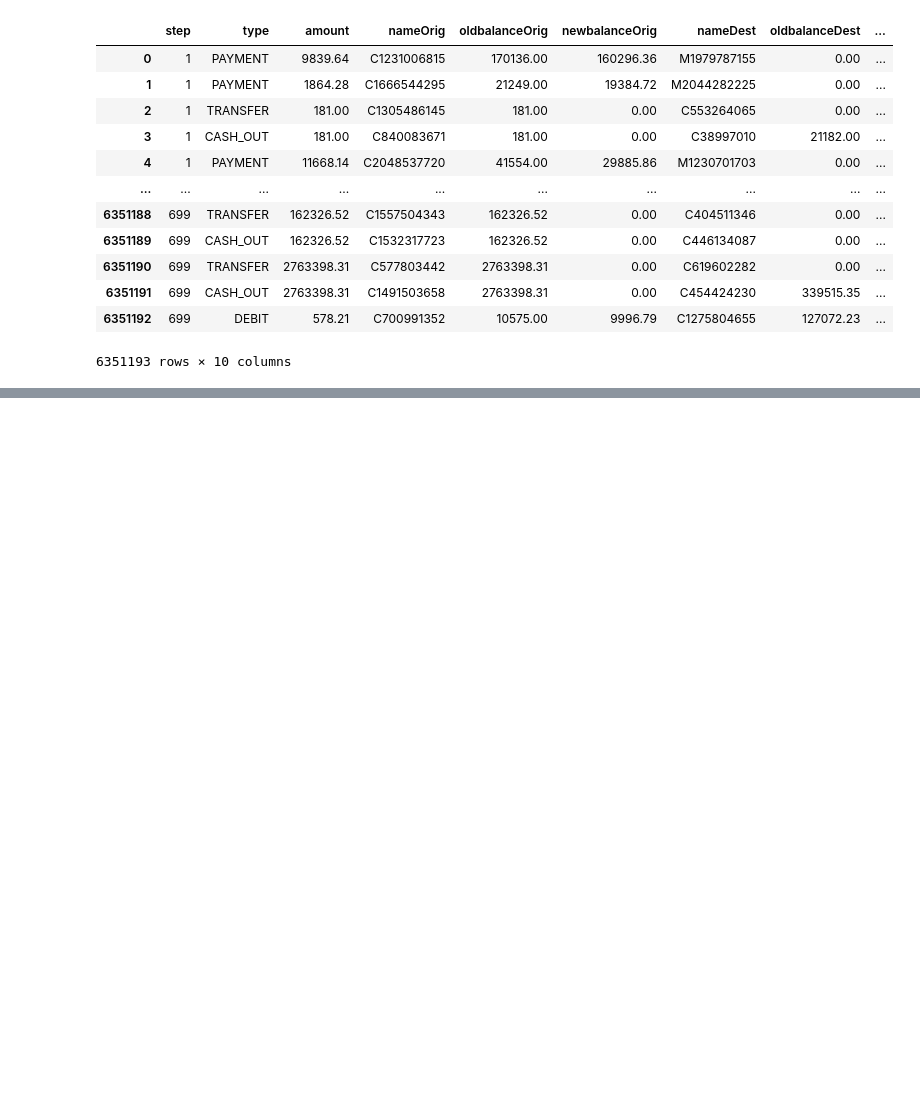
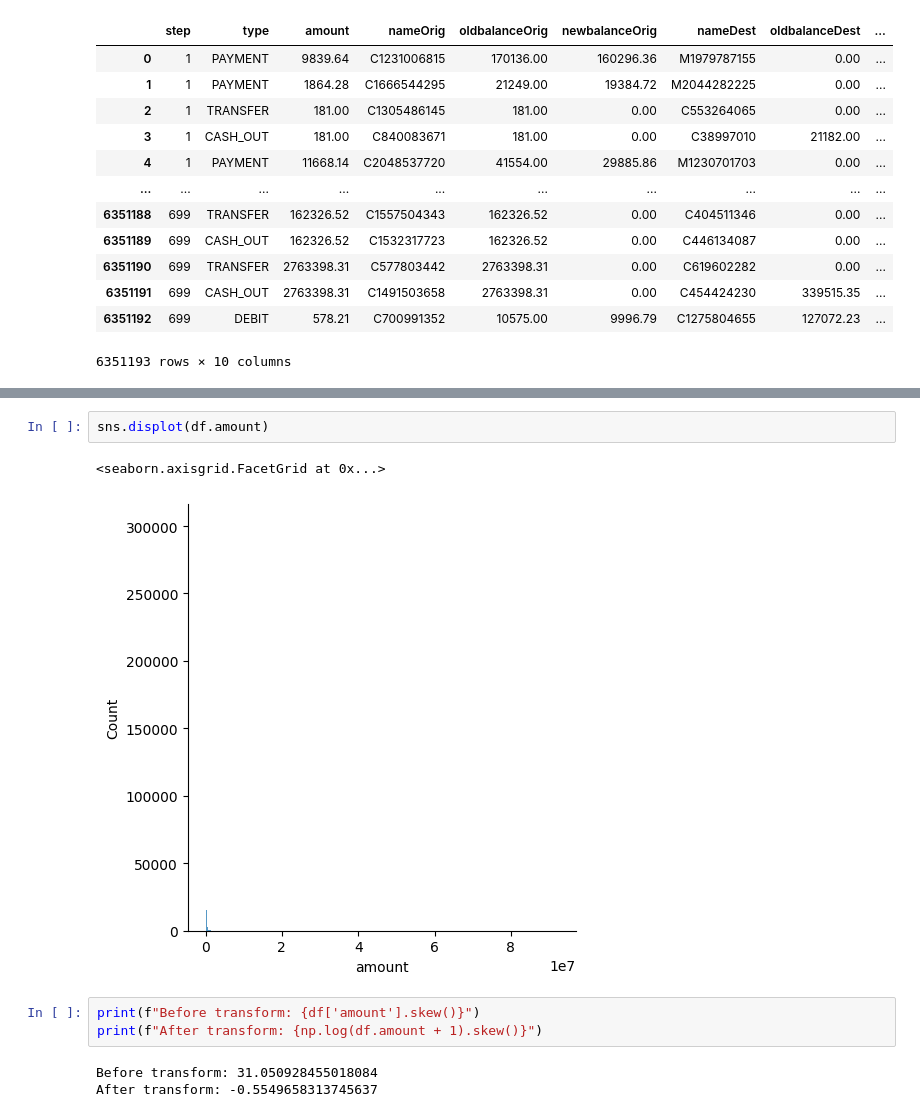
Before and after one commit to manred1997/fraud-detection, a Jupyter notebook: src/notebook/DataUnderstanding.ipynb, the cells around one changed output, grey strips where cells are left out. Cells and saved outputs as stored; diff of their text form; blank space fills up the shorter version.

```diff
--- a/src/notebook/DataUnderstanding.ipynb
+++ b/src/notebook/DataUnderstanding.ipynb
@@ -20,0 +261,11 @@ df
+# %%
+sns.displot(df.amount)
+# %% [output]
+<seaborn.axisgrid.FacetGrid at 0x...>
+[figure, added]
+# %%
+print(f"Before transform: {df['amount'].skew()}")
+print(f"After transform: {np.log(df.amount + 1).skew()}")
+# %% [output]
+Before transform: 31.050928455018084
+After transform: -0.5549658313745637
```
Also changed, not shown: parts of 67 cells of this notebook.
